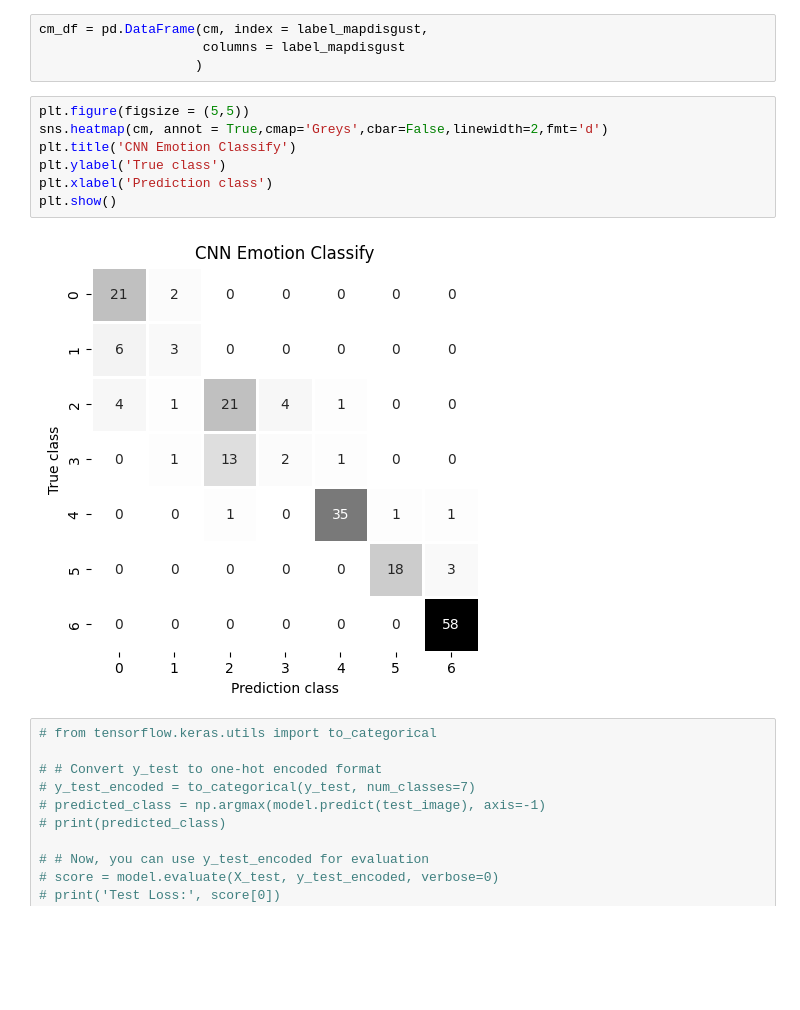
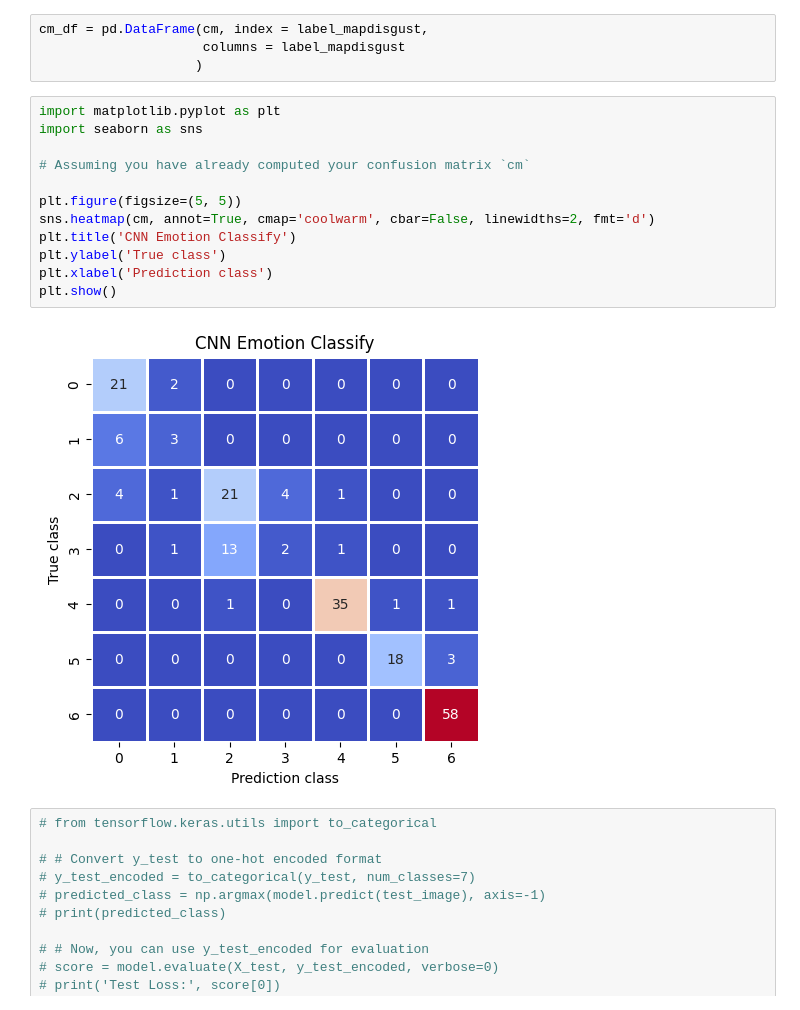
Before and after one commit to Annoyshah/test-1, a Jupyter notebook: Emotion_Recognition.ipynb, the cells around one changed output. Cells and saved outputs as stored; diff of their text form; blank space fills up the shorter version.

```diff
--- a/Emotion_Recognition.ipynb
+++ b/Emotion_Recognition.ipynb
@@ -353,14 +353,19 @@ cm_df = pd.DataFrame(cm, index = label_mapdisgust,
                      columns = label_mapdisgust
                     )
 # %%
-plt.figure(figsize = (5,5))
-sns.heatmap(cm, annot = True,cmap='Greys',cbar=False,linewidth=2,fmt='d')
+import matplotlib.pyplot as plt
+import seaborn as sns
+
+# Assuming you have already computed your confusion matrix `cm`
+
+plt.figure(figsize=(5, 5))
+sns.heatmap(cm, annot=True, cmap='coolwarm', cbar=False, linewidths=2, fmt='d')
 plt.title('CNN Emotion Classify')
 plt.ylabel('True class')
 plt.xlabel('Prediction class')
 plt.show()
 # %% [output]
-[figure, old version]
+[figure, new version]
 # %%
 # from tensorflow.keras.utils import to_categorical
 
```
Also changed, not shown: parts of 4 cells of this notebook.
